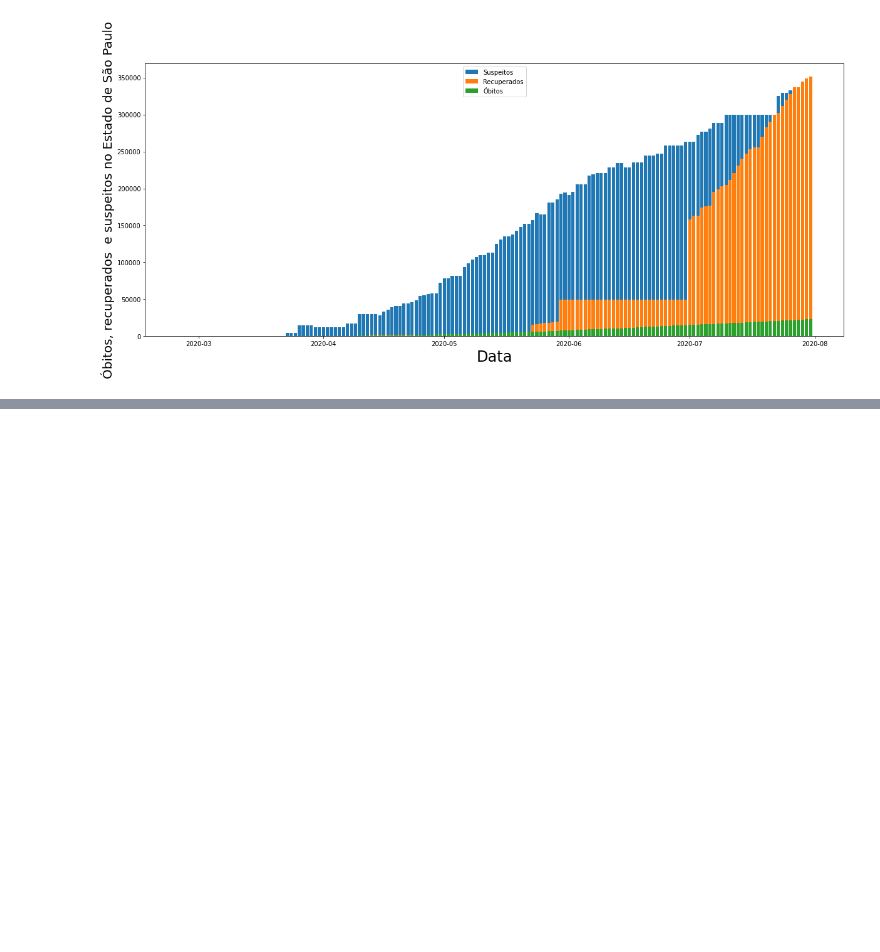
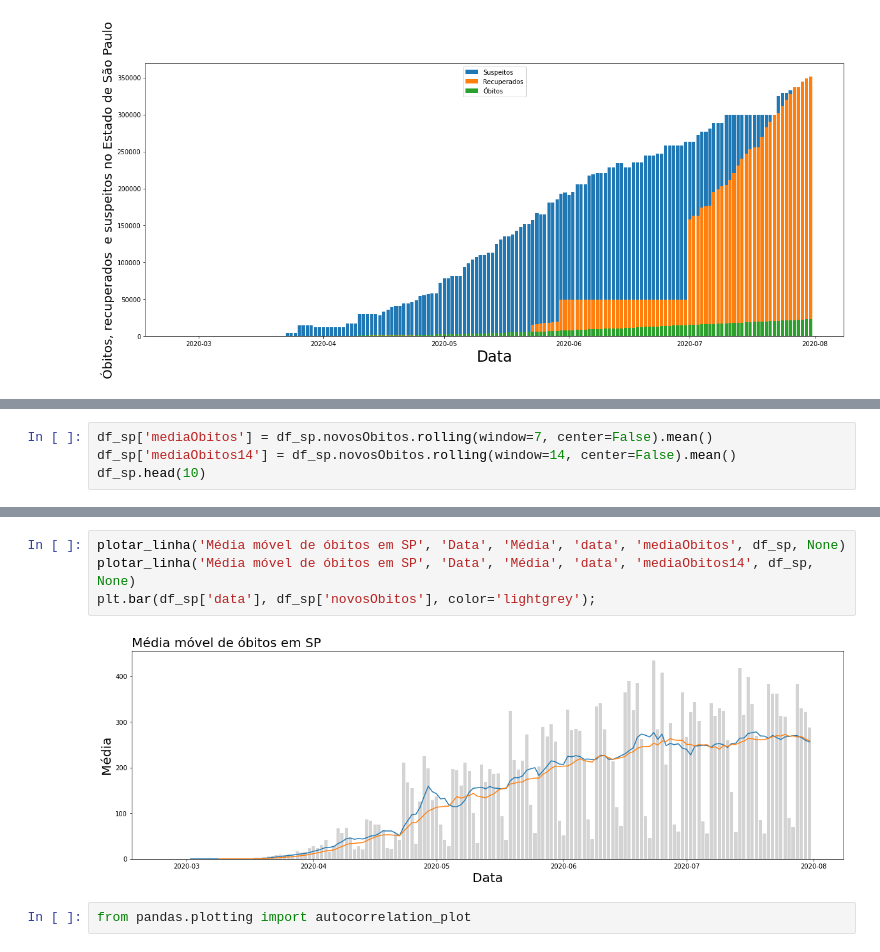
Before and after one commit to Daniel-ASG/Course_Classes, a Jupyter notebook: Análise_de_série_temporal_COVID_19.ipynb, the cells around one changed output, grey strips where cells are left out. Saved outputs shown, nothing was run; the diff lists cells and outputs as text; blank space fills up the shorter version.

```diff
--- a/Análise_de_série_temporal_COVID_19.ipynb
+++ b/Análise_de_série_temporal_COVID_19.ipynb
@@ -89,0 +132,4 @@ plt.legend();
+# %%
+df_sp['mediaObitos'] = df_sp.novosObitos.rolling(window=7, center=False).mean()
+df_sp['mediaObitos14'] = df_sp.novosObitos.rolling(window=14, center=False).mean()
+df_sp.head(10)
@@ -89,0 +148,8 @@ plt.legend();
+# %%
+plotar_linha('Média móvel de óbitos em SP', 'Data', 'Média', 'data', 'mediaObitos', df_sp, None)
+plotar_linha('Média móvel de óbitos em SP', 'Data', 'Média', 'data', 'mediaObitos14', df_sp, None)
+plt.bar(df_sp['data'], df_sp['novosObitos'], color='lightgrey');
+# %% [output]
+[figure, added]
+# %%
+from pandas.plotting import autocorrelation_plot
```
Also changed, not shown: parts of 22 cells of this notebook.
